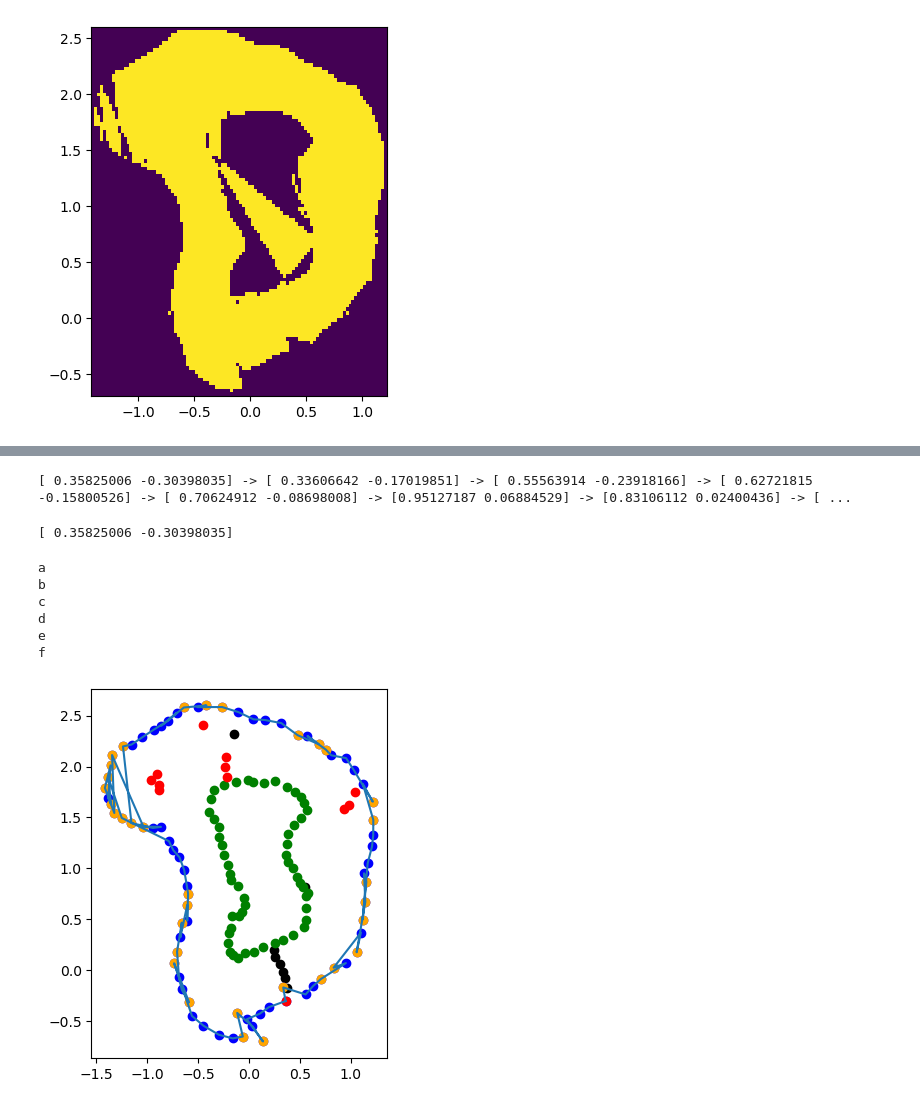
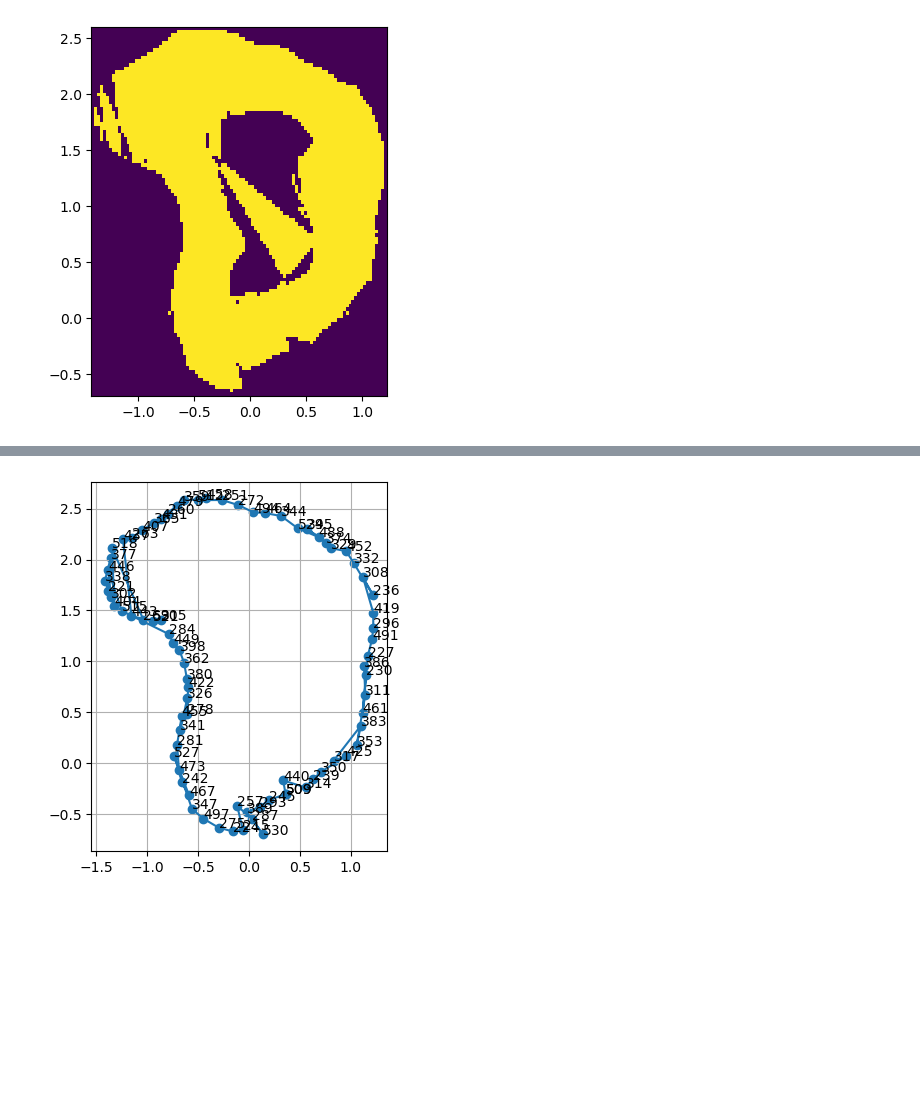
Before and after one commit to tommaso-bertola/computer-vision-and-robotics, a Jupyter notebook: robot-code/pathfinding/create_map.ipynb, the cells around one changed output, grey strips where cells are left out. Cells and saved outputs as stored; diff of their text form; code cells hidden in the pictures; blank space fills up the shorter version.

```diff
--- a/robot-code/pathfinding/create_map.ipynb
+++ b/robot-code/pathfinding/create_map.ipynb
@@ -42,6 +44,7 @@ positions_array=np.array(positions)
 mask_external=(ids%3==2) & (ids>=100) & (ids<=1000)
 mask_internal = (ids%3==0)& (ids>=100) & (ids<=1000)
 
+ids_external=ids[mask_external]
 positions_external=positions_array[mask_external]
 positions_internal=positions_array[mask_internal]
 
@@ -169,38 +66,7 @@ def inserAtEnd(self, data):
-# %%
-llist=LinkedList(list(map(str,positions_external)))
-print(llist)
-llist.head
-# %% [output]
-[ 0.35825006 -0.30398035] -> [ 0.33606642 -0.17019851] -> [ 0.55563914 -0.23918166] -> [ 0.62721815 -0.15800526] -> [ 0.70624912 -0.08698008] -> [0.95127187 0.06884529] -> [0.83106112 0.02400436] -> [ ...
-[ 0.35825006 -0.30398035]
-# %%
-for node in llist:
-    print(node)
-# %% [output]
-a
-b
-c
-d
-e
-f
-# %%
-plt.plot(*poly1.exterior.xy)
-plt.gca().set_aspect('equal')
-for i,pos_zip in enumerate(zip(positions, ids)):
-    # print(pos_zip[1])
-    col=pos_zip[1]%3
-    if col==0:
-        col2='green'
-    elif col==1:
-        col2='red'
-    elif col==2:
-        col2='blue'
-    if pos_zip[1]<=100:
-        col2='black'
-    plt.scatter(*pos_zip[0], color=col2)
-for i in range(len(nodes)):
-    plt.scatter(*positions_external[nodes[i]], c='orange')
-plt.scatter(*positions_external[0], c='red')
-plt.show()
-# %% [output]
-[figure, removed]
+# %%
+ext=[np.array(tup) for tup in poly1.exterior.coords[:]]
+a=CircularLinkedList(list(ids_external), ext)
+# %%
+a.plot()
+# %% [output]
+[figure, added]
```
Also changed, not shown: parts of 8 cells of this notebook, 2 other files.
